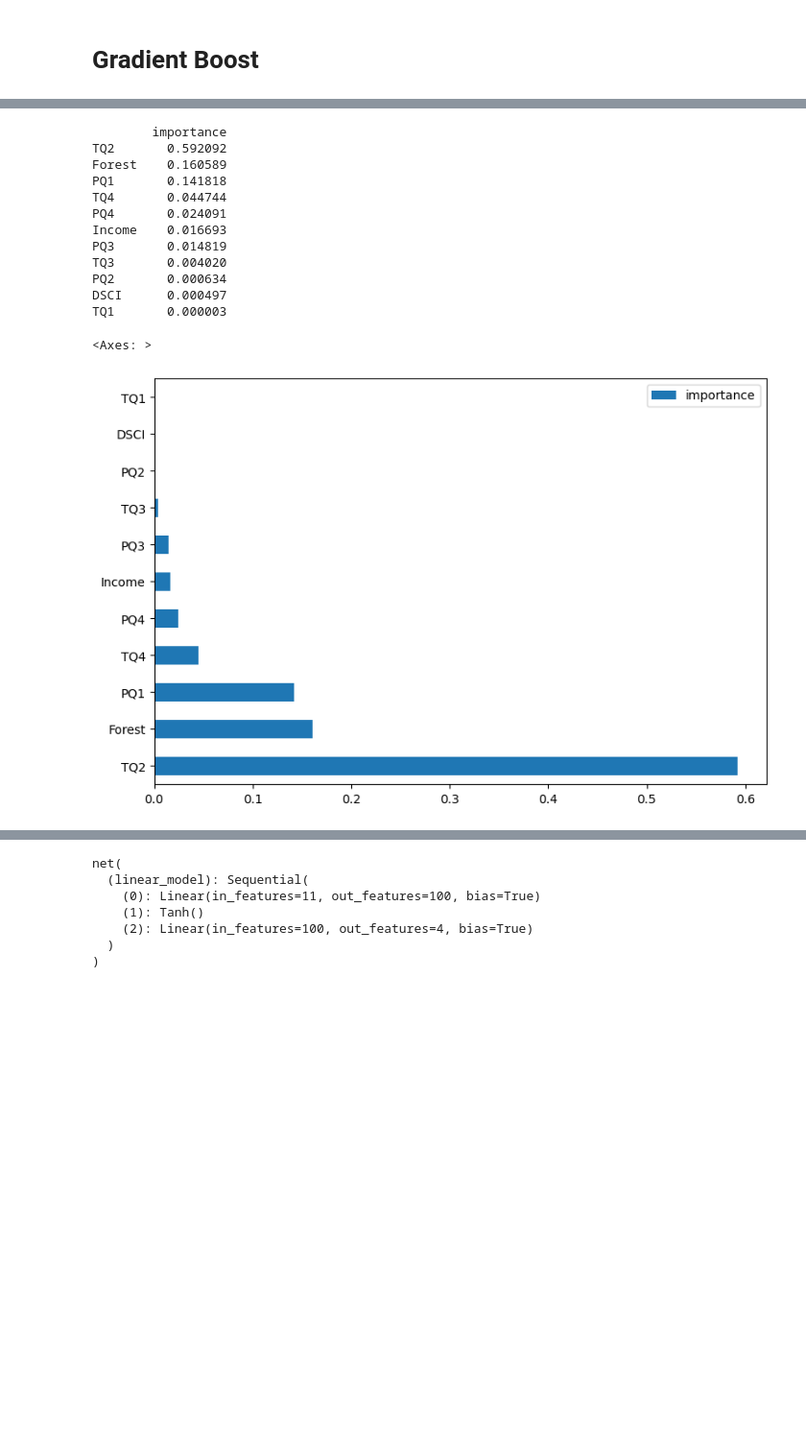
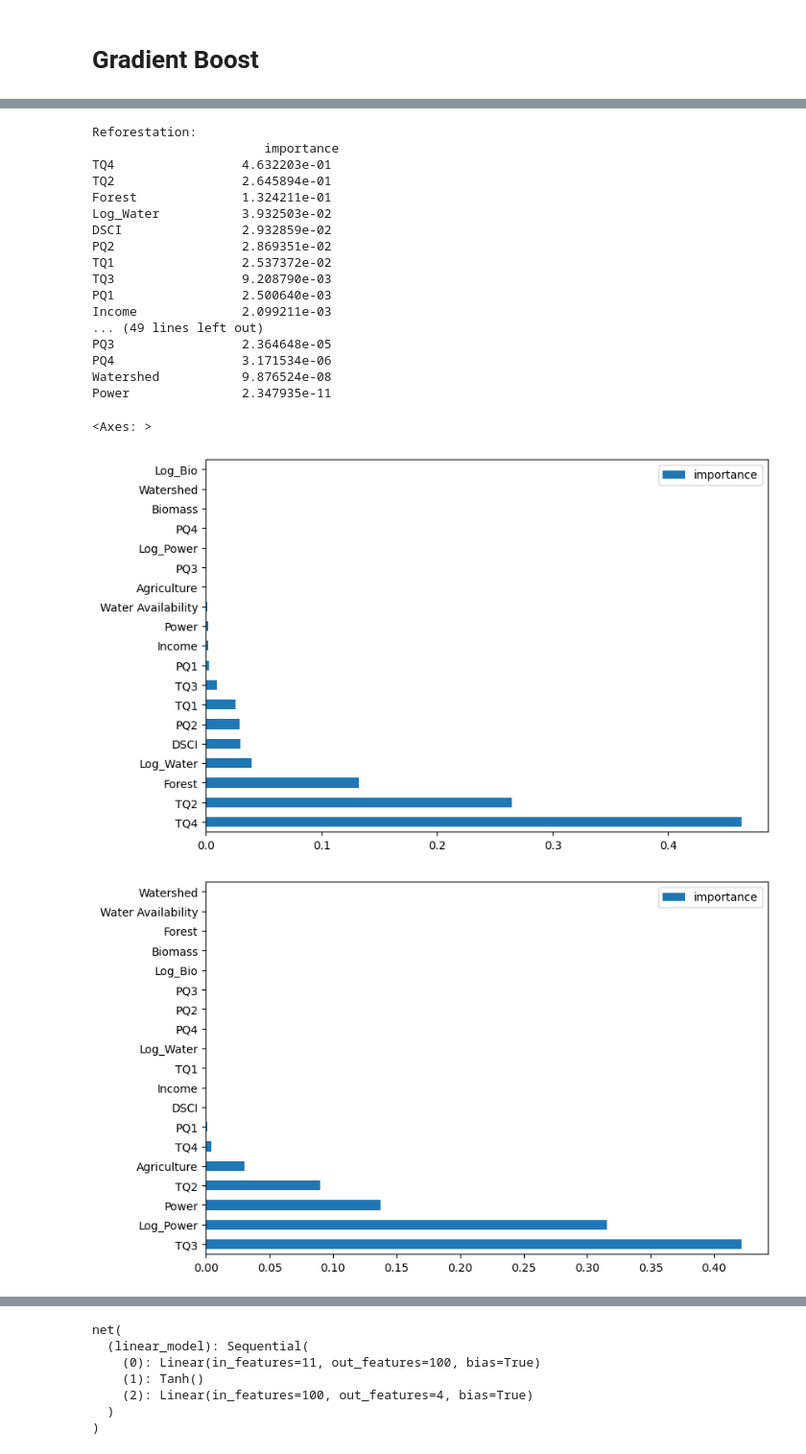
Before and after one commit to hrnur/uvaeicapstone, a Jupyter notebook: modeling-code/CategoryModels.ipynb, the cells around one changed output, grey strips where cells are left out. Shown at 96% size. Cells and saved outputs as stored; diff of their text form; code cells hidden in the pictures; blank space fills up the shorter version.

```diff
--- a/modeling-code/CategoryModels.ipynb
+++ b/modeling-code/CategoryModels.ipynb
@@ -405,0 +551,16 @@ weighted avg       0.82      0.88      0.85        26
+# %%
+neigh_rf = KNeighborsClassifier(n_neighbors=3)
+neigh_ew = KNeighborsClassifier(n_neighbors=1)
+neigh_bio = KNeighborsClassifier(n_neighbors=3)
+
+neigh_rf.fit(X_train, y_train_rf)
+neigh_ew.fit(X_train, y_train_ew)
+neigh_bio.fit(X_train, y_train_bio)
+
+y_pred_rf = neigh_rf.predict(X_test)
+y_pred_ew = neigh_ew.predict(X_test)
+y_pred_bio = neigh_bio.predict(X_test)
+
+print('Reforestation:\n',classification_report(y_test_rf, y_pred_rf),'\n')
+print('EW:\n',classification_report(y_test_ew, y_pred_ew),'\n')
+print('Biochar:\n',classification_report(y_test_bio, y_pred_bio),'\n')
@@ -436,7 +647,15 @@ from sklearn.datasets import make_hastie_10_2
 from sklearn.ensemble import GradientBoostingClassifier
 
 #fit gradient boosted stumps (trees w depth=1)
-clf = GradientBoostingClassifier(n_estimators=100,
+clf_rf = GradientBoostingClassifier(n_estimators=100,
                                  learning_rate=1.0,
                                  max_depth=1,
-                                 random_state=0).fit(X_train, y_train)
+                                 random_state=0).fit(X_train, y_train_rf)
+clf_ew = GradientBoostingClassifier(n_estimators=100,
+                                 learning_rate=1.0,
+                                 max_depth=1,
+                                 random_state=0).fit(X_train, y_train_ew)
+clf_bio = GradientBoostingClassifier(n_estimators=100,
+                                 learning_rate=1.0,
+                                 max_depth=1,
+                                 random_state=0).fit(X_train, y_train_bio)
@@ -463,22 +698,36 @@ weighted avg       0.81      0.85      0.82        26
 # %%
-feature_imp = pd.DataFrame(clf.feature_importances_,index= X_train.columns, columns=['importance']).sort_values('importance',ascending=False)
-print(feature_imp)
+feature_imp_rf = pd.DataFrame(clf_rf.feature_importances_,index= X_train.columns, columns=['importance']).sort_values('importance',ascending=False)
+feature_imp_ew = pd.DataFrame(clf_ew.feature_importances_,index= X_train.columns, columns=['importance']).sort_values('importance',ascending=False)
+feature_imp_bio = pd.DataFrame(clf_bio.feature_importances_,index= X_train.columns, columns=['importance']).sort_values('importance',ascending=False)
+
+
+print('Reforestation:\n' , feature_imp_rf , "\n")
+print('Enhanced Weathering:\n' , feature_imp_ew , "\n")
+print('Biochar:\n' , feature_imp_bio , "\n")
 # %% [output]
-        importance
-TQ2       0.592092
-Forest    0.160589
-PQ1       0.141818
-TQ4       0.044744
-PQ4       0.024091
-Income    0.016693
-PQ3       0.014819
-TQ3       0.004020
-PQ2       0.000634
-DSCI      0.000497
-TQ1       0.000003
+Reforestation:
+                       importance
+TQ4                 4.632203e-01
+TQ2                 2.645894e-01
+Forest              1.324211e-01
+Log_Water           3.932503e-02
+DSCI                2.932859e-02
+PQ2                 2.869351e-02
+TQ1                 2.537372e-02
+TQ3                 9.208790e-03
+PQ1                 2.500640e-03
+Income              2.099211e-03
+... (49 lines left out)
+PQ3                 2.364648e-05
+PQ4                 3.171534e-06
+Watershed           9.876524e-08
+Power               2.347935e-11
 # %%
 #Feature importance visualisation
-feature_imp.plot(kind='barh')
+feature_imp_rf.plot(kind='barh') #reforest
+feature_imp_ew.plot(kind='barh') #ew
+feature_imp_bio.plot(kind='barh') #biochar
 # %% [output]
 <Axes: >
-[figure, old version]
+[figure, new version]
+[figure, added]
```
Also changed, not shown: parts of 69 cells of this notebook.
